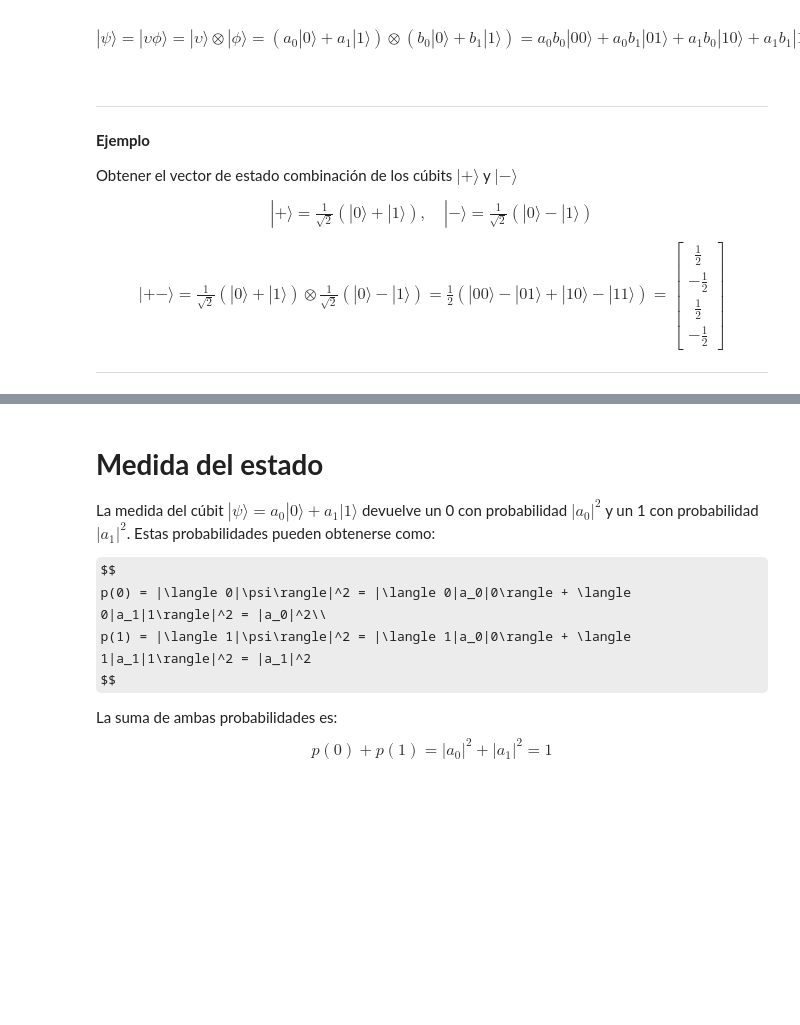
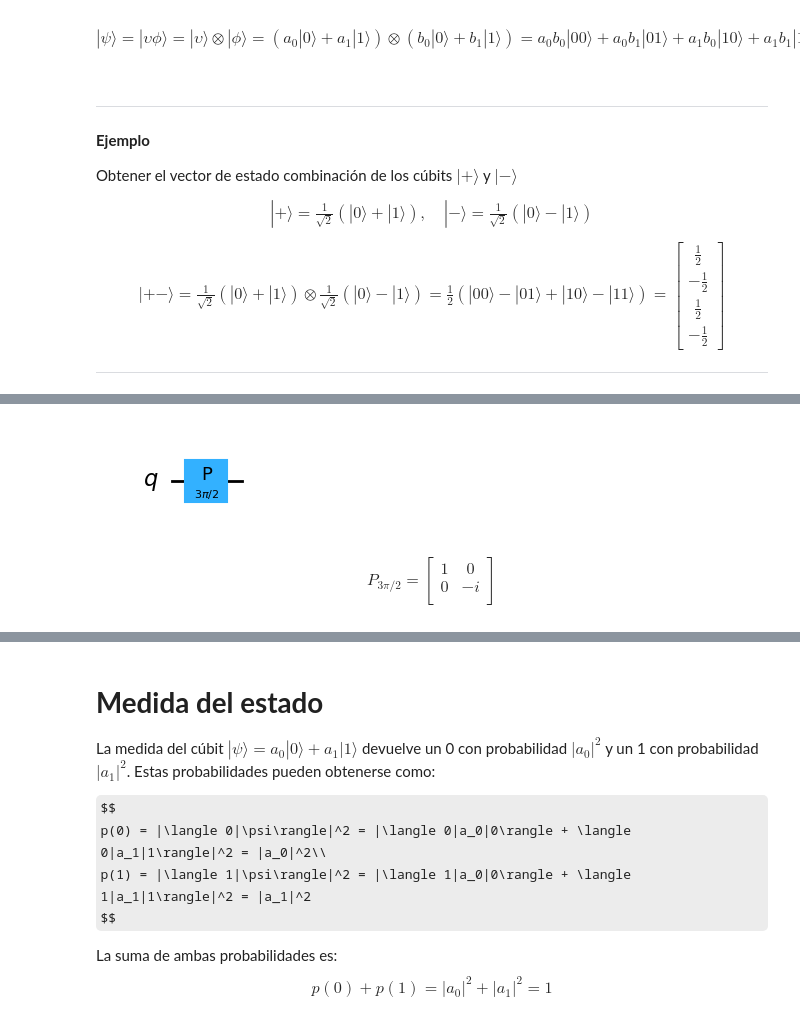
Before and after one commit to tarabelo/GrIA-QML-2025-26, a Jupyter notebook: 03. Bits y Cúbits.ipynb, the cells around one changed output, grey strips where cells are left out. Cells and saved outputs as stored; diff of their text form; code cells hidden in the pictures; some formulas as TeX source; blank space fills up the shorter version.

```diff
--- a/03. Bits y Cúbits.ipynb
+++ b/03. Bits y Cúbits.ipynb
@@ -729,0 +819,19 @@ La medida es destructiva: al medir un estado cuántico, el estado se pierde
+# %%
+# Ejemplo: puerta fase  3𝜋/2
+import numpy as np
+qc = QuantumCircuit(1)
+theta = 3*np.pi/2
+qc.p(theta, 0)
+display(qc.draw('mpl'))
+
+unitary = Operator(qc)
+unitary.draw('latex', prefix="P_{3\\pi/2} = ")
+# %% [output]
+[figure, added]
+$$
+P_{3\pi/2} =
+\begin{bmatrix}
+1 & 0  \\
+ 0 & - i  \\
+ \end{bmatrix}
+$$
```
Also changed, not shown: parts of 72 cells of this notebook.
